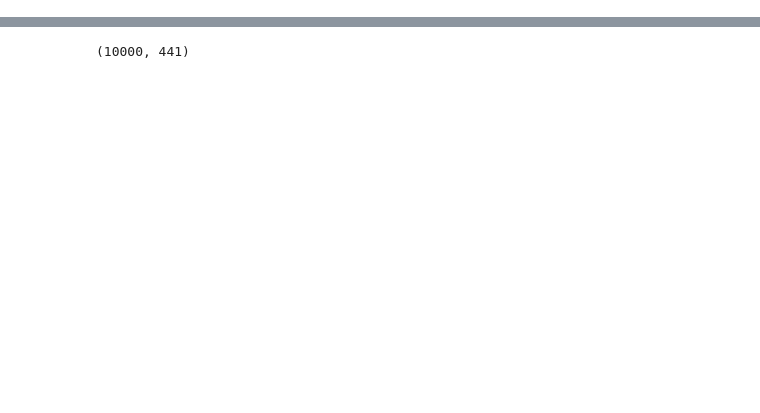
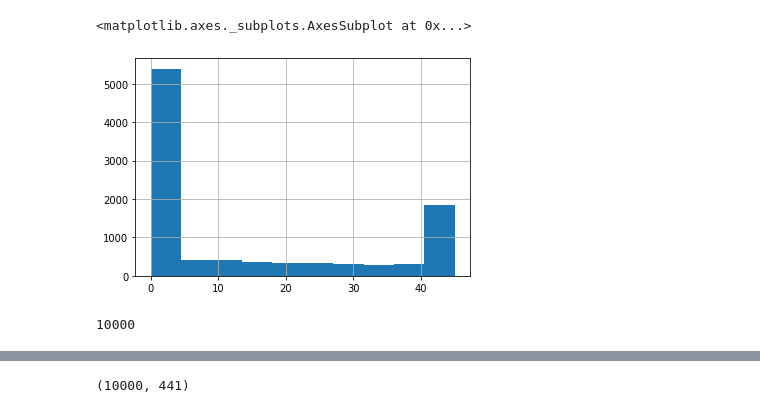
Before and after one commit to PriyankaBagade3011/IKC, a Jupyter notebook: create_pca_M_and_kernels.ipynb, the cells around one changed output, grey strips where cells are left out. Cells and saved outputs as stored; diff of their text form; code cells hidden in the pictures; blank space fills up the shorter version.

```diff
--- a/create_pca_M_and_kernels.ipynb
+++ b/create_pca_M_and_kernels.ipynb
@@ -19,2 +38,7 @@ pca = PCA(n_components=10)
+# %%
+pd.Series(a).hist()
+# %% [output]
+<matplotlib.axes._subplots.AxesSubplot at 0x...>
+[figure, added]
 # %%
 # aniso
@@ -33,4 +64,8 @@ for i in range(num_kernels):
     kernels.append(kernel)
+# %%
+len(kernels)
+# %% [output]
+10000
 # %%
 pca.fit(kernels)
 # kpca.fit(kernels)
```
Also changed, not shown: parts of 14 cells of this notebook, 33 other files.
